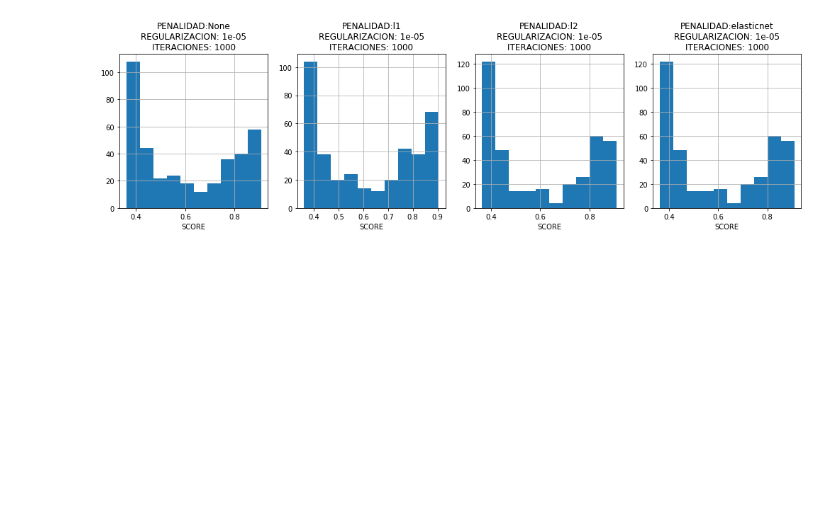
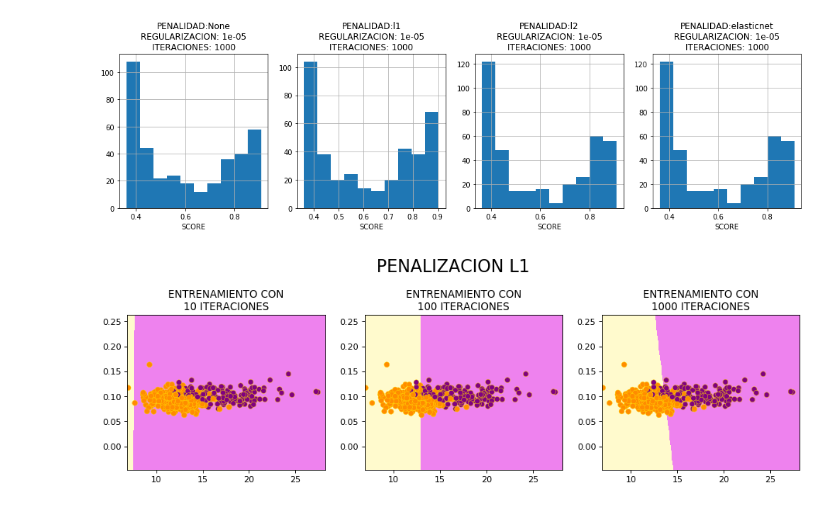
Before and after one commit to Eugenia27/DiploDatos, a Jupyter notebook: IntroduccionApredizajeAutomatico/intro_aprendizaje.ipynb, the cells around one changed output. Saved outputs shown, nothing was run; the diff lists cells and outputs as text; code cells hidden in the pictures; blank space fills up the shorter version.

```diff
--- a/IntroduccionApredizajeAutomatico/intro_aprendizaje.ipynb
+++ b/IntroduccionApredizajeAutomatico/intro_aprendizaje.ipynb
@@ -490,3 +490,41 @@ for p in penalties:
 plt.subplots_adjust(left=0.01, wspace=0.2)
 # %% [output]
 [figure]
+# %%
+x_feature = fx
+y_feature = fy
+
+x_feature_col = feature_map[x_feature]
+y_feature_col = feature_map[y_feature]
+X_train_feature = X_train[:, [x_feature_col, y_feature_col]]
+X_val_feature = X_val[:, [x_feature_col, y_feature_col]]
+
+penalty = 'l1'
+alpha = 1e-5
+j=1
+
+fig=plt.figure(figsize=(14, 4), dpi=80, facecolor='w', edgecolor='k')
+fig.suptitle('PENALIZACION L1', fontsize=20)
+for i in iterations:
+    max_iter = i
+    model = Perceptron(penalty=penalty, alpha=alpha, max_iter=max_iter)
+    model.fit(X_train_feature, y_train)
+
+    xx, yy, Z = classifier_boundary(np.r_[X_train_feature, X_val_feature], model)
+
+    cmap_dots = ListedColormap(['purple', 'darkorange'])
+    cmap_edge = ListedColormap(['darkviolet', 'gold'])
+    cmap_back = ListedColormap(['violet', 'lemonchiffon'])
+
+    # Conjunto de entrenamiento
+    plt.subplot(1, 3,j)
+    plt.pcolormesh(xx, yy, Z, cmap=cmap_back)
+    plt.scatter(X_train_feature[:, 0], X_train_feature[:, 1], c=y_train, cmap=cmap_dots, edgecolor='gold',lw=0.4, s=38)
+    plt.xlim(xx.min(), xx.max())
+    plt.ylim(yy.min(), yy.max())
+    plt.title('ENTRENAMIENTO CON\n'+str(i)+' ITERACIONES')
+
+    j+=1
+plt.subplots_adjust( top=0.75)
+# %% [output]
+[figure, added]
```
